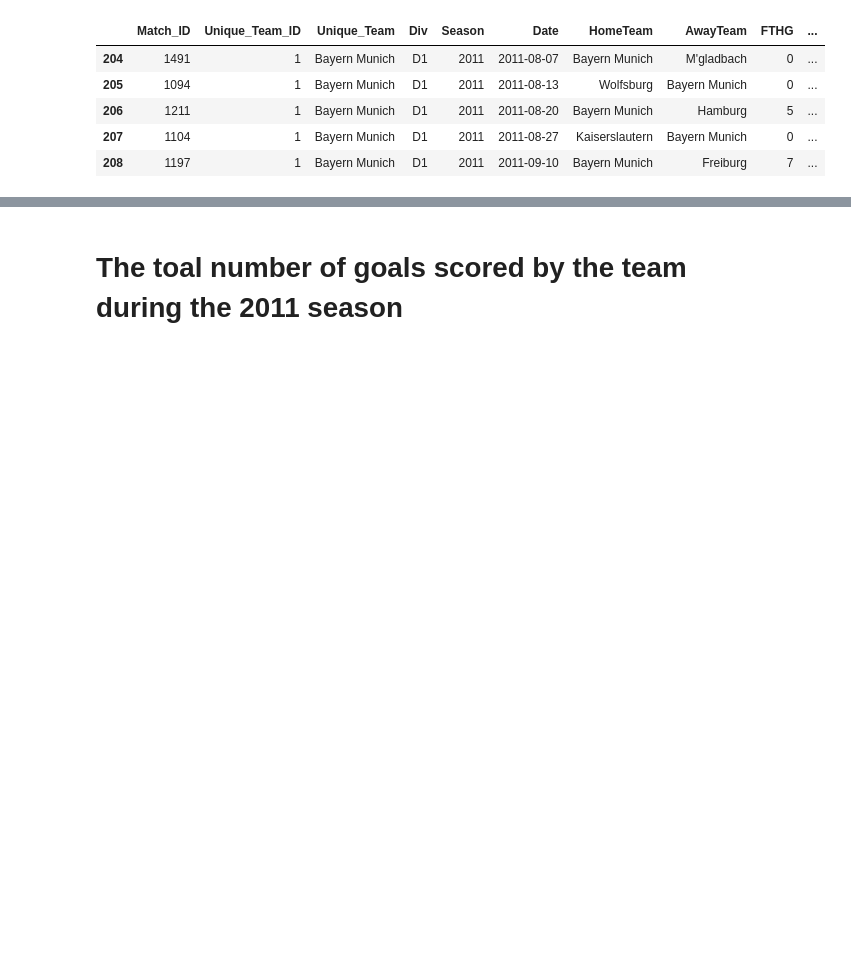
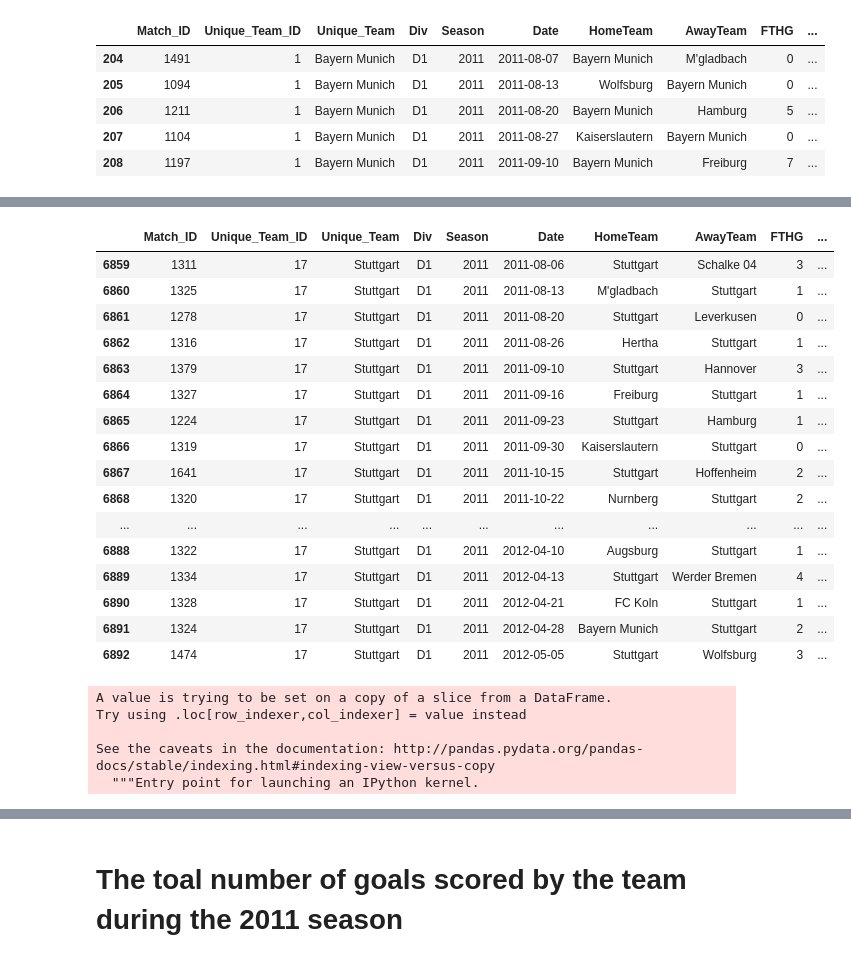
Before and after one commit to Jkim516/dsc-mod-2-lab-seattle-ds-062419, a Jupyter notebook: Mod2_project.ipynb, the cells around one changed output, grey strips where cells are left out. Drawn from its saved outputs; the diff is of its cells as text; code cells hidden in the pictures; blank space fills up the shorter version.

```diff
--- a/Mod2_project.ipynb
+++ b/Mod2_project.ipynb
@@ -340,0 +420,29 @@ season2011.shape
+# %%
+season2011.loc[season2011['Unique_Team']=="Stuttgart"]
+# %% [output]
+|  | Match_ID | Unique_Team_ID | Unique_Team | Div | Season | Date | HomeTeam | AwayTeam | FTHG | ... |
+| 6859 | 1311 | 17 | Stuttgart | D1 | 2011 | 2011-08-06 | Stuttgart | Schalke 04 | 3 | ... |
+| 6860 | 1325 | 17 | Stuttgart | D1 | 2011 | 2011-08-13 | M'gladbach | Stuttgart | 1 | ... |
+| 6861 | 1278 | 17 | Stuttgart | D1 | 2011 | 2011-08-20 | Stuttgart | Leverkusen | 0 | ... |
+| 6862 | 1316 | 17 | Stuttgart | D1 | 2011 | 2011-08-26 | Hertha | Stuttgart | 1 | ... |
+| 6863 | 1379 | 17 | Stuttgart | D1 | 2011 | 2011-09-10 | Stuttgart | Hannover | 3 | ... |
+| 6864 | 1327 | 17 | Stuttgart | D1 | 2011 | 2011-09-16 | Freiburg | Stuttgart | 1 | ... |
+| 6865 | 1224 | 17 | Stuttgart | D1 | 2011 | 2011-09-23 | Stuttgart | Hamburg | 1 | ... |
+| 6866 | 1319 | 17 | Stuttgart | D1 | 2011 | 2011-09-30 | Kaiserslautern | Stuttgart | 0 | ... |
+| 6867 | 1641 | 17 | Stuttgart | D1 | 2011 | 2011-10-15 | Stuttgart | Hoffenheim | 2 | ... |
+| 6868 | 1320 | 17 | Stuttgart | D1 | 2011 | 2011-10-22 | Nurnberg | Stuttgart | 2 | ... |
+| ... | ... | ... | ... | ... | ... | ... | ... | ... | ... | ... |
+| 6888 | 1322 | 17 | Stuttgart | D1 | 2011 | 2012-04-10 | Augsburg | Stuttgart | 1 | ... |
+| 6889 | 1334 | 17 | Stuttgart | D1 | 2011 | 2012-04-13 | Stuttgart | Werder Bremen | 4 | ... |
+| 6890 | 1328 | 17 | Stuttgart | D1 | 2011 | 2012-04-21 | FC Koln | Stuttgart | 1 | ... |
+| 6891 | 1324 | 17 | Stuttgart | D1 | 2011 | 2012-04-28 | Bayern Munich | Stuttgart | 2 | ... |
+| 6892 | 1474 | 17 | Stuttgart | D1 | 2011 | 2012-05-05 | Stuttgart | Wolfsburg | 3 | ... |
+# %%
+season2011['TeamAndMatchID'] = season2011.Match_ID.astype(str) + "_" + season2011.Unique_Team_ID.astype(str)
+# goals_df = season2011.groupby('Unique_Team')['count_goal'].agg('sum').sort_values(ascending=False)
+# %% [output]
+A value is trying to be set on a copy of a slice from a DataFrame.
+Try using .loc[row_indexer,col_indexer] = value instead
+
+See the caveats in the documentation: http://pandas.pydata.org/pandas-docs/stable/indexing.html#indexing-view-versus-copy
+  """Entry point for launching an IPython kernel.
```
Also changed, not shown: parts of 135 cells of this notebook.
